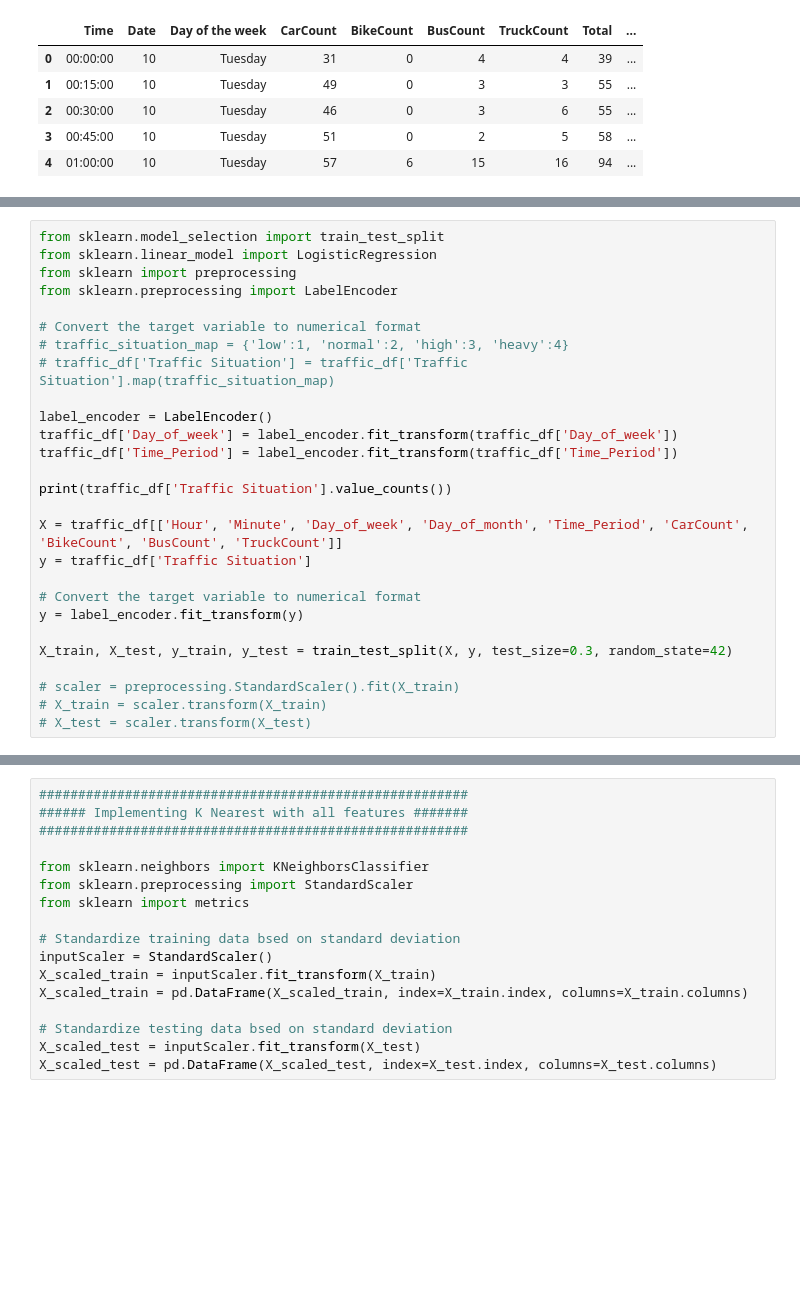
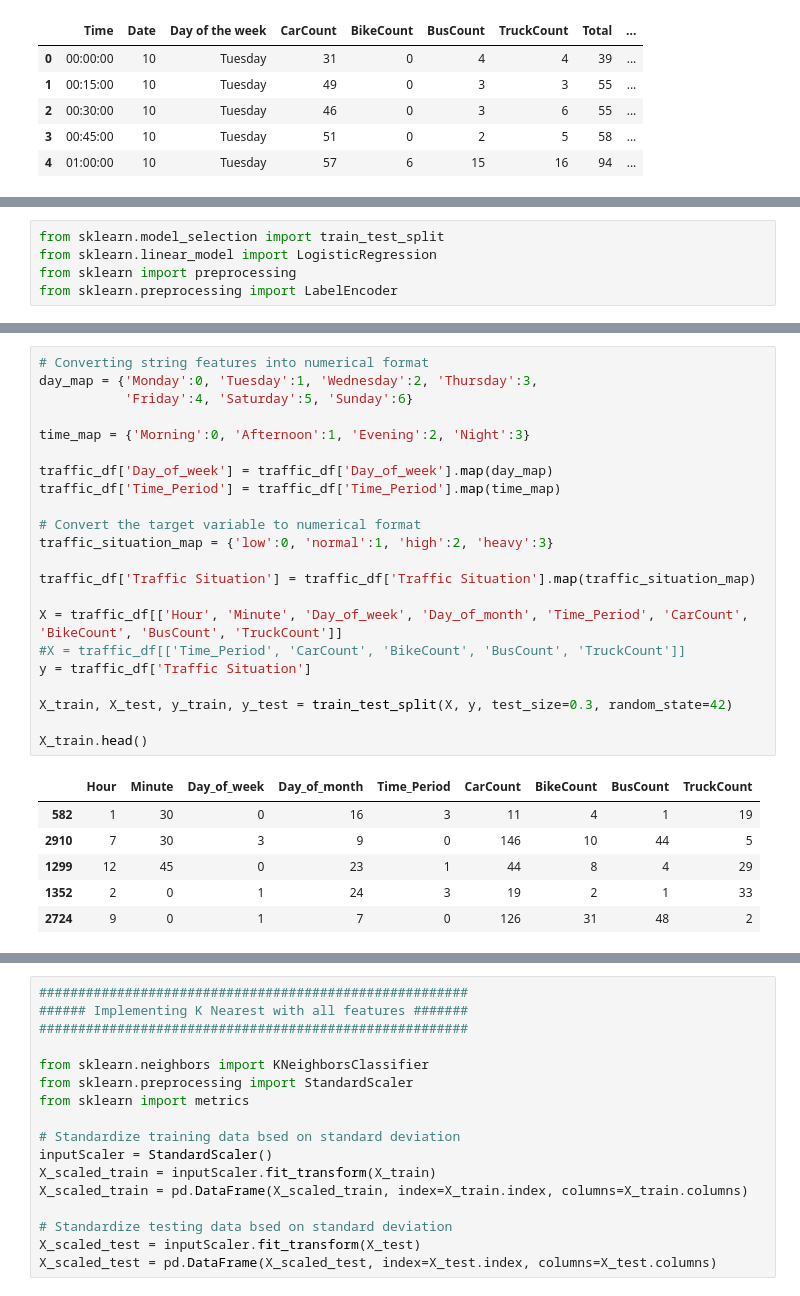
Before and after one commit to 400cs/CS4210-ML-Project, a Jupyter notebook: CS4210_Project.ipynb, the cells around one changed output, grey strips where cells are left out. Drawn from its saved outputs; the diff is of its cells as text; blank space fills up the shorter version.

```diff
--- a/CS4210_Project.ipynb
+++ b/CS4210_Project.ipynb
@@ -131,25 +134,3 @@ from sklearn.model_selection import train_test_split
 from sklearn.linear_model import LogisticRegression
 from sklearn import preprocessing
 from sklearn.preprocessing import LabelEncoder
-
-# Convert the target variable to numerical format
-# traffic_situation_map = {'low':1, 'normal':2, 'high':3, 'heavy':4}
-# traffic_df['Traffic Situation'] = traffic_df['Traffic Situation'].map(traffic_situation_map)
-
-label_encoder = LabelEncoder()
-traffic_df['Day_of_week'] = label_encoder.fit_transform(traffic_df['Day_of_week'])
-traffic_df['Time_Period'] = label_encoder.fit_transform(traffic_df['Time_Period'])
-
-print(traffic_df['Traffic Situation'].value_counts())
-
-X = traffic_df[['Hour', 'Minute', 'Day_of_week', 'Day_of_month', 'Time_Period', 'CarCount', 'BikeCount', 'BusCount', 'TruckCount']]
-y = traffic_df['Traffic Situation']
-
-# Convert the target variable to numerical format
-y = label_encoder.fit_transform(y)
-
-X_train, X_test, y_train, y_test = train_test_split(X, y, test_size=0.3, random_state=42)
-
-# scaler = preprocessing.StandardScaler().fit(X_train)
-# X_train = scaler.transform(X_train)
-# X_test = scaler.transform(X_test)
@@ -237,0 +253,29 @@ plt.show()
+# %%
+# Converting string features into numerical format
+day_map = {'Monday':0, 'Tuesday':1, 'Wednesday':2, 'Thursday':3,
+           'Friday':4, 'Saturday':5, 'Sunday':6}
+
+time_map = {'Morning':0, 'Afternoon':1, 'Evening':2, 'Night':3}
+
+traffic_df['Day_of_week'] = traffic_df['Day_of_week'].map(day_map)
+traffic_df['Time_Period'] = traffic_df['Time_Period'].map(time_map)
+
+# Convert the target variable to numerical format
+traffic_situation_map = {'low':0, 'normal':1, 'high':2, 'heavy':3}
+
+traffic_df['Traffic Situation'] = traffic_df['Traffic Situation'].map(traffic_situation_map)
+
+X = traffic_df[['Hour', 'Minute', 'Day_of_week', 'Day_of_month', 'Time_Period', 'CarCount', 'BikeCount', 'BusCount', 'TruckCount']]
+#X = traffic_df[['Time_Period', 'CarCount', 'BikeCount', 'BusCount', 'TruckCount']]
+y = traffic_df['Traffic Situation']
+
+X_train, X_test, y_train, y_test = train_test_split(X, y, test_size=0.3, random_state=42)
+
+X_train.head()
+# %% [output]
+|  | Hour | Minute | Day_of_week | Day_of_month | Time_Period | CarCount | BikeCount | BusCount | TruckCount |
+| 582 | 1 | 30 | 0 | 16 | 3 | 11 | 4 | 1 | 19 |
+| 2910 | 7 | 30 | 3 | 9 | 0 | 146 | 10 | 44 | 5 |
+| 1299 | 12 | 45 | 0 | 23 | 1 | 44 | 8 | 4 | 29 |
+| 1352 | 2 | 0 | 1 | 24 | 3 | 19 | 2 | 1 | 33 |
+| 2724 | 9 | 0 | 1 | 7 | 0 | 126 | 31 | 48 | 2 |
```
Also changed, not shown: parts of 20 cells of this notebook.
